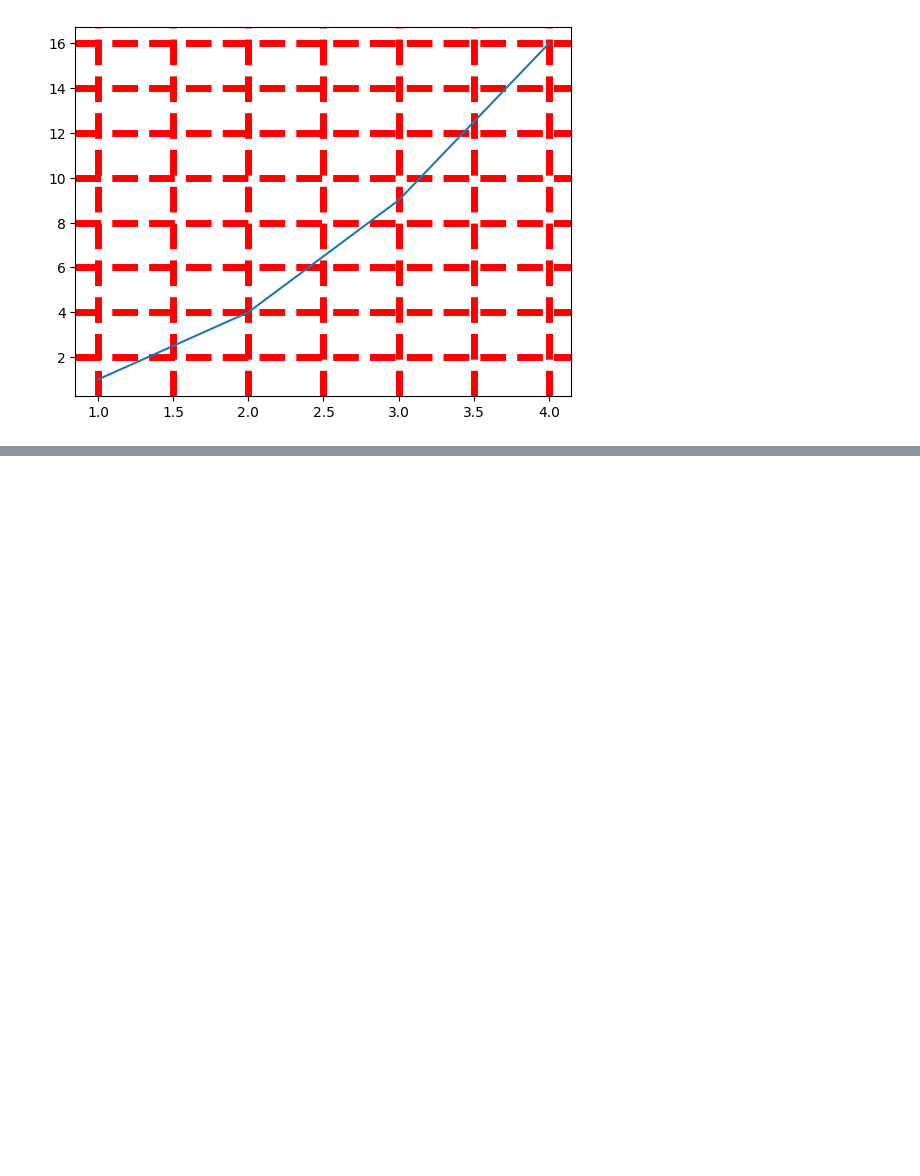
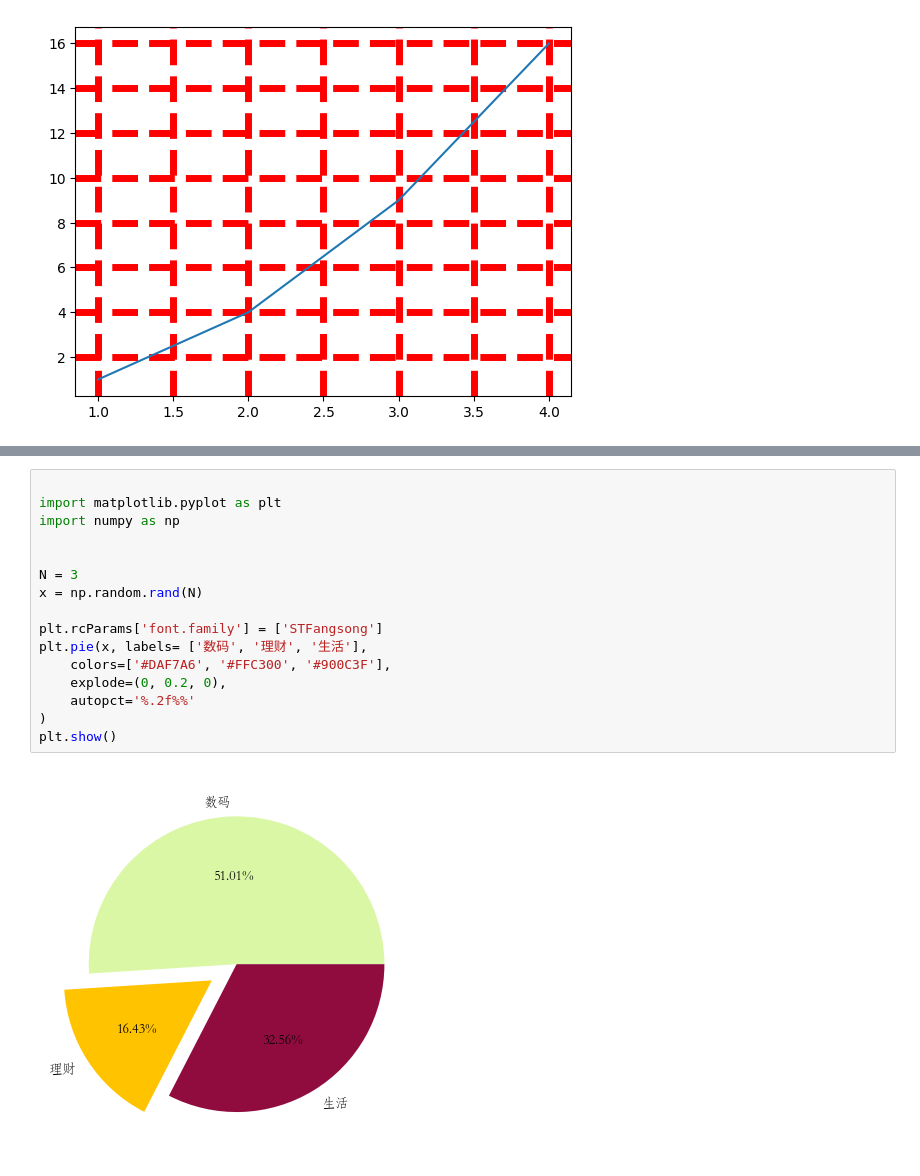
Before and after one commit to SilenceHVK/blog, a Jupyter notebook: python/matplotlib.ipynb, the cells around one changed output, grey strips where cells are left out. Cells and saved outputs as stored; diff of their text form; blank space fills up the shorter version.

```diff
--- a/python/matplotlib.ipynb
+++ b/python/matplotlib.ipynb
@@ -188,0 +279,18 @@ plt.show()
+# %%
+
+import matplotlib.pyplot as plt
+import numpy as np
+
+
+N = 3
+x = np.random.rand(N)
+
+plt.rcParams['font.family'] = ['STFangsong']
+plt.pie(x, labels= ['数码', '理财', '生活'],
+	colors=['#DAF7A6', '#FFC300', '#900C3F'],
+	explode=(0, 0.2, 0),
+	autopct='%.2f%%'
+)
+plt.show()
+# %% [output]
+[figure, added]
```
Also changed, not shown: parts of 5 cells of this notebook.
